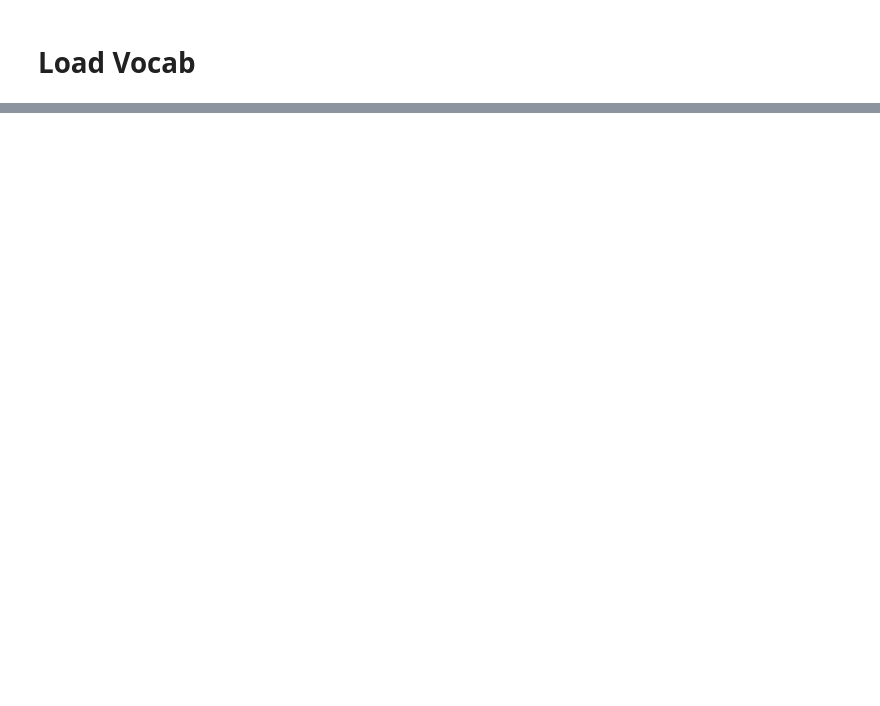
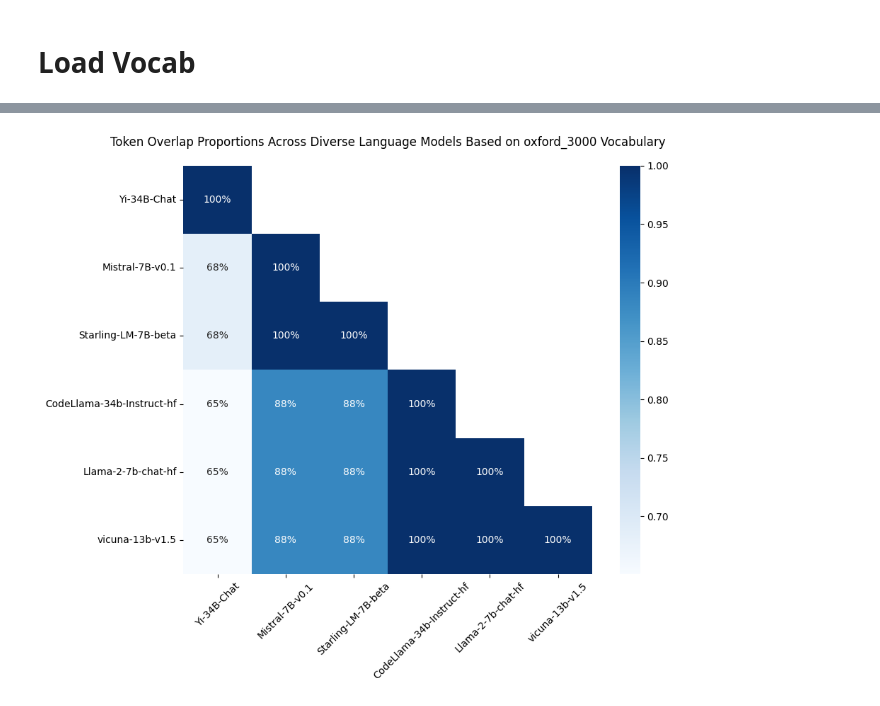
Before and after one commit to happyPydog/llm-research, a Jupyter notebook: vocab_overlapping_experiment.ipynb, the cells around one changed output, grey strips where cells are left out. Drawn from its saved outputs; the diff is of its cells as text; code cells hidden in the pictures; blank space fills up the shorter version.

```diff
--- a/vocab_overlapping_experiment.ipynb
+++ b/vocab_overlapping_experiment.ipynb
@@ -132,0 +186,68 @@ True
+# %%
+import pandas as pd
+import seaborn as sns
+import matplotlib.pyplot as plt
+
+
+def plot_overlap_heatmap(
+    vocab: dict, model_names: list[str], common_vocab_key: str
+) -> None:
+    """
+    Generates a lower-triangle heatmap showing the proportion of shared tokens
+    between the vocabularies of different language models, relative to the vocabulary
+    size of the model represented by each row.
+
+    Args:
+        vocab: A dictionary where keys are model names and values are sets of tokens.
+        model_names: A list of model names for which to calculate and display the overlaps.
+        common_vocab_key: The key in the vocab dictionary representing the common vocabulary.
+
+    """
+    common_vocab = vocab[common_vocab_key]
+    intersections = {name: vocab[name] & common_vocab for name in model_names}
+    ratios = pd.DataFrame(
+        [
+            [
+                (
+                    len(intersections[row] & intersections[col])
+                    / len(intersections[col])
+                    if i >= j
+                    else None
+                )  # Fill the upper triangle with None
+                for j, col in enumerate(model_names)
+            ]
+            for i, row in enumerate(model_names)
+        ],
+        index=model_names,
+        columns=model_names,
+    )
+
+    mask = pd.isnull(ratios)
+    plt.figure(figsize=(10, 8))  # Adjust the figure size as necessary
+    heatmap = sns.heatmap(
+        ratios, annot=True, fmt=".0%", cmap="Blues", mask=mask, square=True
+    )
+    heatmap.set_title(
+        f"Token Overlap Proportions Across Diverse Language Models Based on {common_vocab_key} Vocabulary",
+        pad=20,
+    )
+    plt.yticks(rotation=0)
+    plt.xticks(rotation=45)
+    plt.tight_layout()
+    plt.show()
+
+
+plot_overlap_heatmap(
+    vocab,
+    model_names=[
+        "Yi-34B-Chat",
+        "Mistral-7B-v0.1",
+        "Starling-LM-7B-beta",
+        "CodeLlama-34b-Instruct-hf",
+        "Llama-2-7b-chat-hf",
+        "vicuna-13b-v1.5",
+    ],
+    common_vocab_key="oxford_3000",
+)
+# %% [output]
+[figure, added]
```
Also changed, not shown: parts of 4 cells of this notebook, 2 other files.
